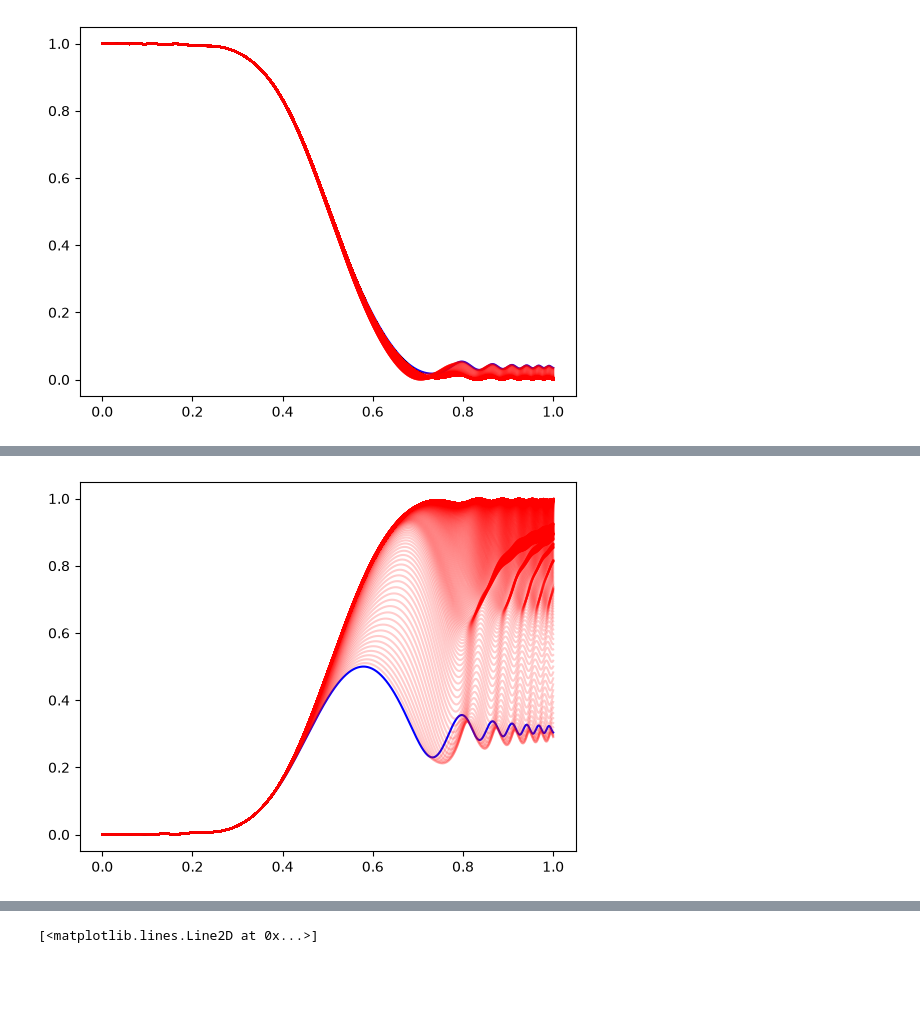
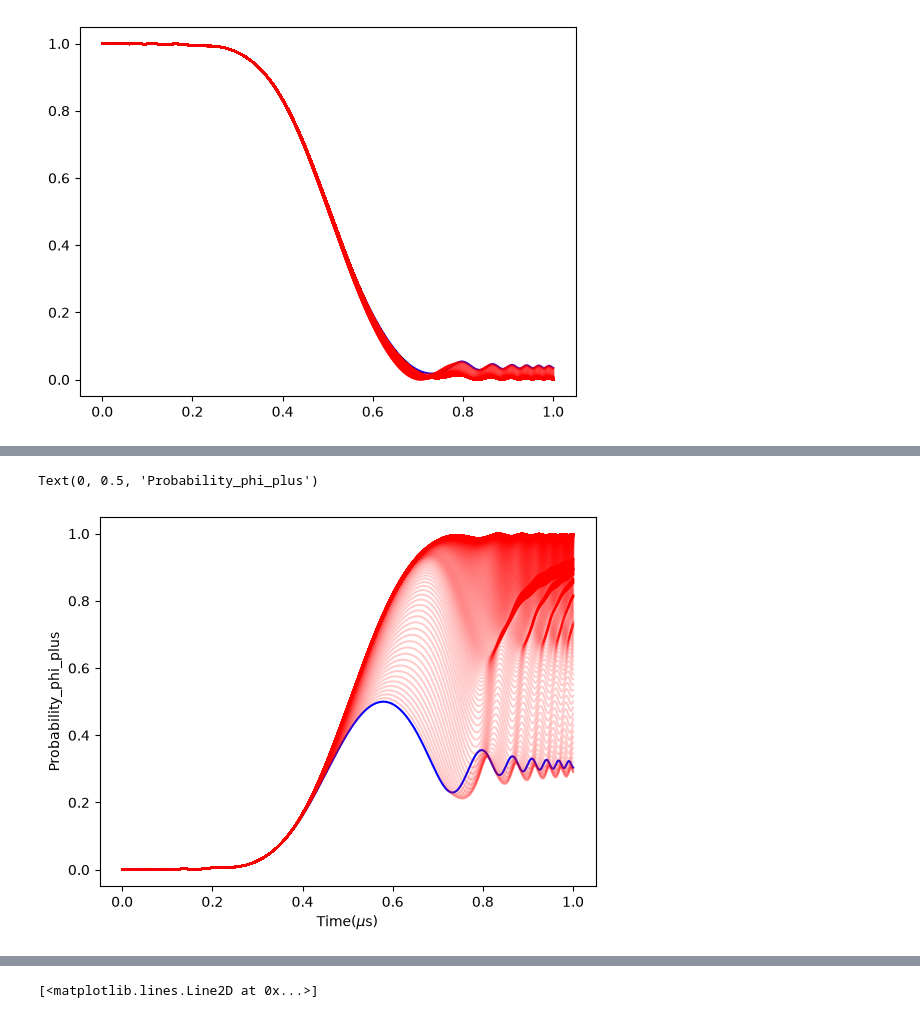
Before and after one commit to oscarfry05/Computing-Project, a Jupyter notebook: Milestone.ipynb, the cells around one changed output, grey strips where cells are left out. Cells and saved outputs as stored; diff of their text form; code cells hidden in the pictures; blank space fills up the shorter version.

```diff
--- a/Milestone.ipynb
+++ b/Milestone.ipynb
@@ -222,8 +220,3 @@ for V in V_values:
         plt.plot(times * 1e6, P00_trotter, color = 'red', alpha = 0.2)
 # %% [output]
 [figure]
-# %%
-# Plot the probability for phi+ state and V=0
-Probability_phi_plus_trotter = np.abs((states[:,1] + states[:,2])/np.sqrt(2))**2
-plt.figure()
-plt.plot(times*1e6, Probability_phi_plus_trotter)
@@ -233,19 +223,23 @@ plt.plot(times*1e6, Probability_phi_plus_trotter)
 # %%
 # Plot the probability for phi+ state and varying V values
 Omega = 2*np.pi*1e6
 V_values = np.linspace(0, 2*np.pi*100e6, 1000)
 for V in V_values:
     H = hamiltonian(Omega, Delta, phi, V)
     states = solve_trotter(Omega, phi, V, times)
     Probability_phi_plus_trotter = np.abs((states[:,1] + states[:,2])/np.sqrt(2))**2
 
     if V == 0:
         plt.plot(times * 1e6, Probability_phi_plus_trotter, color = 'blue')
 
     else:
         plt.plot(times * 1e6, Probability_phi_plus_trotter, color = 'red', alpha = 0.2)
+
+plt.xlabel('Time($\mu$s)')
+plt.ylabel('Probability_phi_plus')
 # %% [output]
+Text(0, 0.5, 'Probability_phi_plus')
-[figure, old version]
+[figure, new version]
 # %%
 # Entire Trotter method
 #Define the time-dependent detuning function
```
Also changed, not shown: parts of 5 cells of this notebook.
